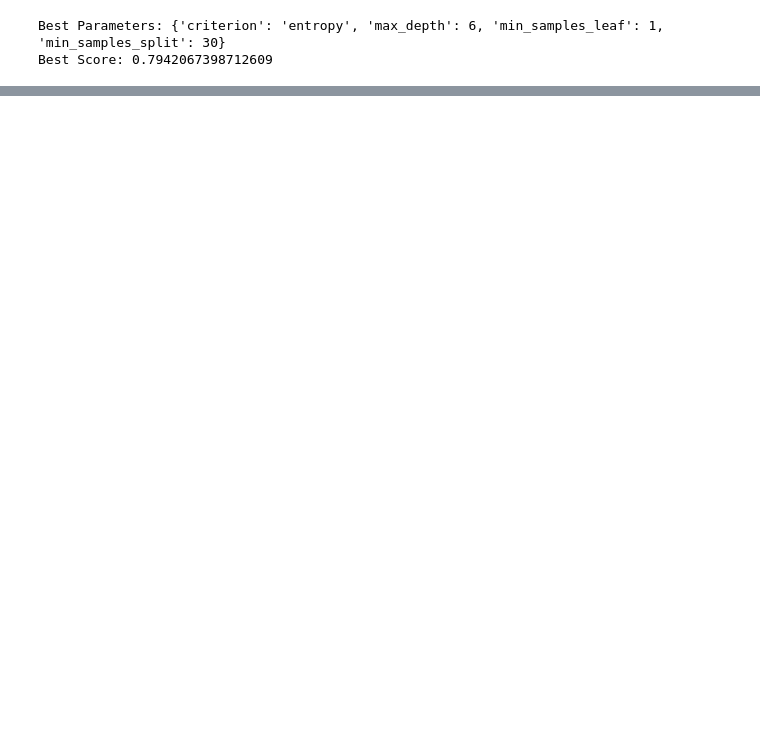
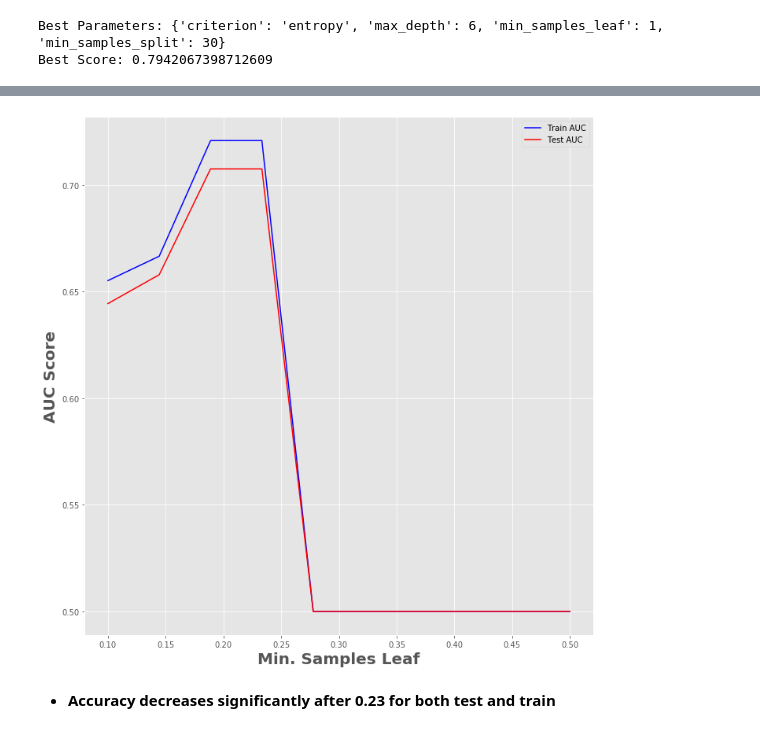
Before and after one commit to andrewcole33/telco_churn_analysis, a Jupyter notebook: decision_tree.ipynb, the cells around one changed output, grey strips where cells are left out. Saved outputs shown, nothing was run; the diff lists cells and outputs as text; code cells hidden in the pictures; blank space fills up the shorter version.

```diff
--- a/decision_tree.ipynb
+++ b/decision_tree.ipynb
@@ -135,0 +254,27 @@ test_preds2 = final_clf.predict(X_test)
+# %%
+min_samples_leaf = np.linspace(0.1, 0.5, 10, endpoint = True)
+train_results = []
+test_results = []
+for min_leaf in min_samples_leaf:
+    dt = DecisionTreeClassifier('entropy', min_samples_leaf = min_leaf, random_state = 33)
+    dt.fit(X_train, y_train)
+    train_preds = dt.predict(X_train)
+    fpr, tpr, threshold = roc_curve(y_train, train_preds)
+    roc_auc = auc(fpr, tpr)
+    train_results.append(roc_auc)
+    test_preds = dt.predict(X_test)
+    fpr, tpr, threshold = roc_curve(y_test, test_preds)
+    roc_auc = auc(fpr, tpr)
+    test_results.append(roc_auc)
+
+plt.figure(figsize = (10,10))
+plt.plot(min_samples_leaf, train_results, 'b', label = 'Train AUC')
+plt.plot(min_samples_leaf, test_results, 'r', label = 'Test AUC')
+plt.xlabel('Min. Samples Leaf', fontweight = 'bold', fontsize = 20)
+plt.ylabel('AUC Score', fontweight = 'bold', fontsize = 20)
+plt.legend()
+plt.tight_layout()
+# %% [output]
+[figure, added]
+# %% [markdown]
+- **Accuracy decreases significantly after 0.23 for both test and train**
```
Also changed, not shown: parts of 15 cells of this notebook.
